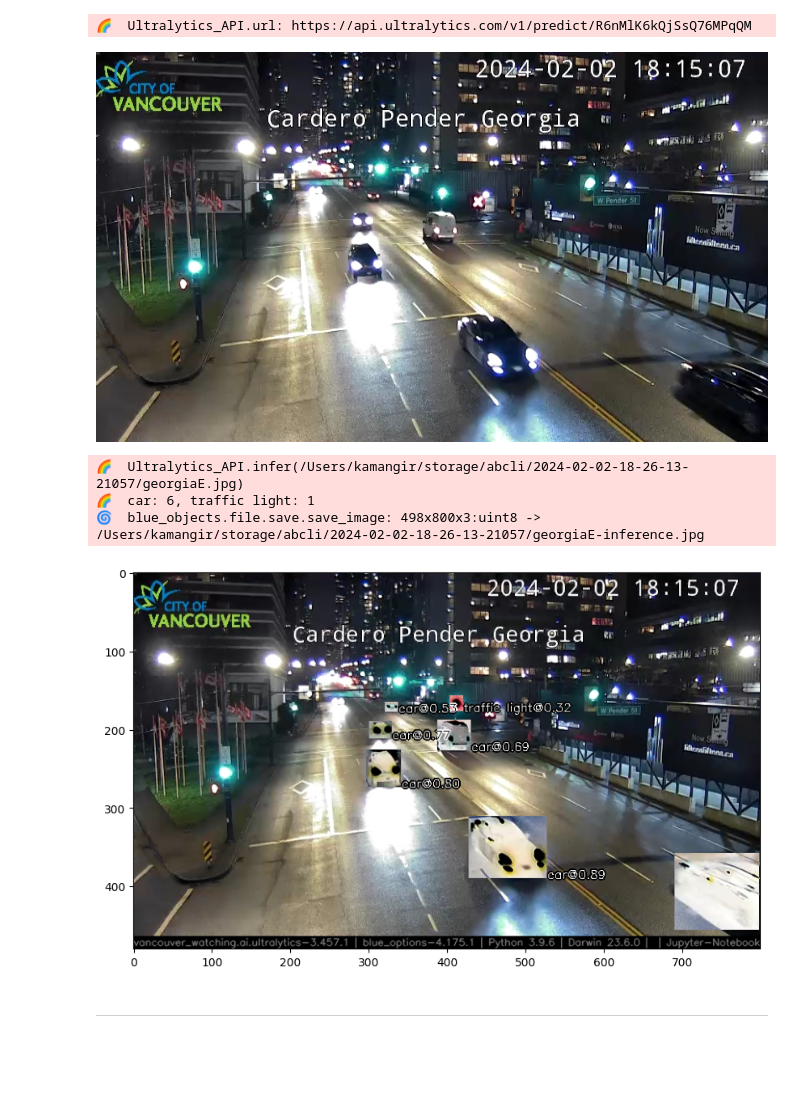
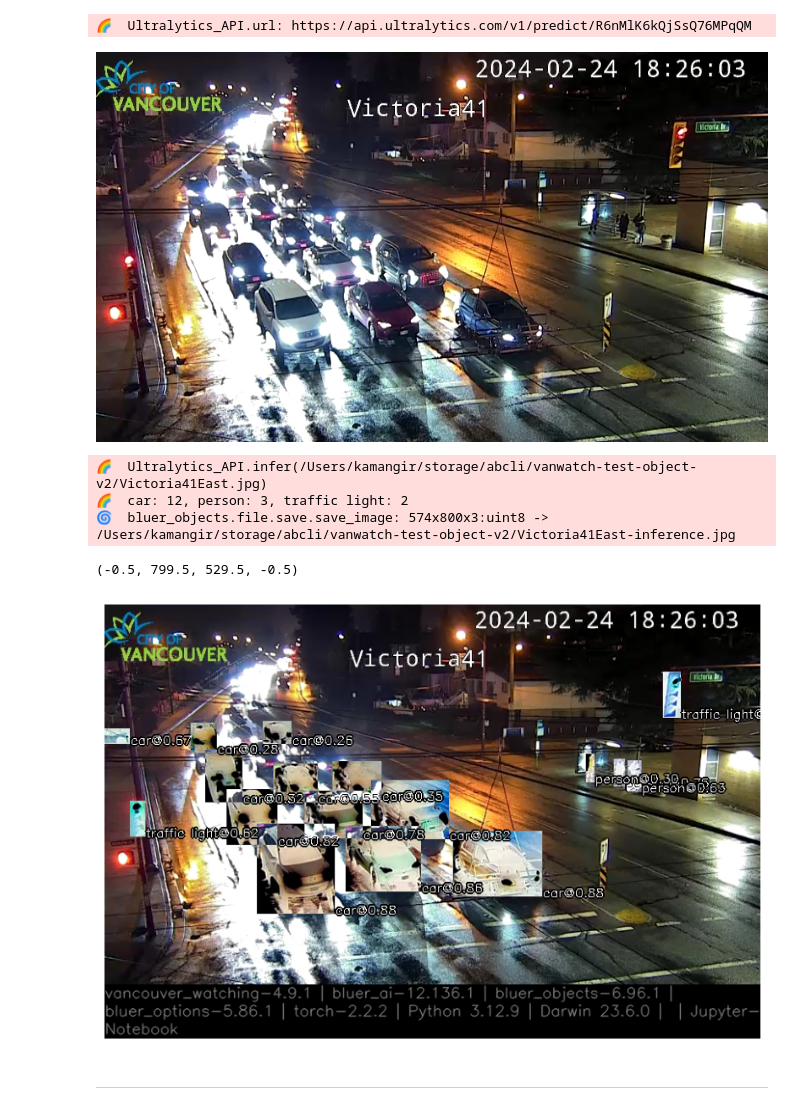
Before and after one commit to kamangir/vancouver-watching, a Jupyter notebook: notebooks/ultralytics_api.ipynb, the cells around one changed output. Cells and saved outputs as stored; diff of their text form; code cells hidden in the pictures; blank space fills up the shorter version.

Commit message:
++ - kamangir/bolt#746

```diff
--- a/notebooks/ultralytics_api.ipynb
+++ b/notebooks/ultralytics_api.ipynb
@@ -25,6 +24,6 @@ logger.info(f"{'.'.join(signature())},\nbuilt on {string.pretty_date()}")
 # %%
-object_name = "2024-02-02-18-26-13-21057"
-filename = "georgiaE.jpg"
+object_name = "vanwatch-test-object-v2"
+filename = "Victoria41East.jpg"
 
 object_path = objects.object_path(object_name)
 # %%
@@ -47,24 +63,25 @@ ultralytics_api = Ultralytics_API(model_id=model_id)
 image_filename = os.path.join(object_path, filename)
 Image(image_filename)
 # %% [output]
-[figure, old version]
+[figure, new version]
 # %%
 success, response_dict = ultralytics_api.infer(image_filename)
 assert success
 # response_dict
 # %% [output]
-🌈  Ultralytics_API.infer(/Users/kamangir/storage/abcli/2024-02-02-18-26-13-21057/georgiaE.jpg)
-🌈  car: 6, traffic light: 1
-🌀  blue_objects.file.save.save_image: 498x800x3:uint8 -> /Users/kamangir/storage/abcli/2024-02-02-18-26-13-21057/georgiaE-inference.jpg
+🌈  Ultralytics_API.infer(/Users/kamangir/storage/abcli/vanwatch-test-object-v2/Victoria41East.jpg)
+🌈  car: 12, person: 3, traffic light: 2
+🌀  bluer_objects.file.save.save_image: 574x800x3:uint8 -> /Users/kamangir/storage/abcli/vanwatch-test-object-v2/Victoria41East-inference.jpg
 # %%
 plt.figure(figsize=(10,10))
 plt.imshow(ultralytics_api.render(
     file.load_image(image_filename)[1].copy(),
     response_dict
 ))
-plt.show()
+plt.axis("off")
 # %% [output]
+(-0.5, 799.5, 529.5, -0.5)
-[figure, old version]
+[figure, new version]
 # %% [markdown]
 ---
 # %%
```
Also changed, not shown: parts of 3 cells of this notebook, 5 other files.
